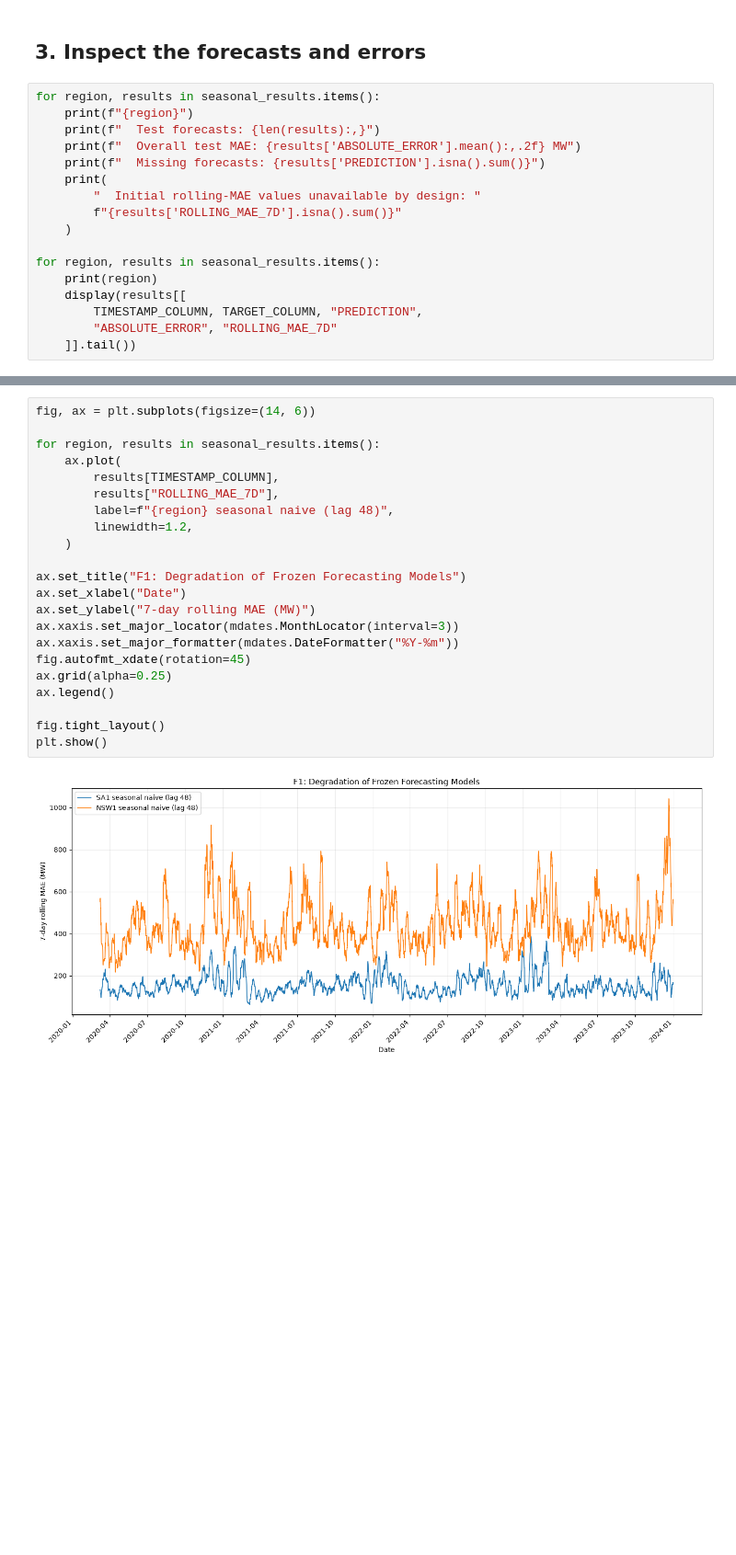
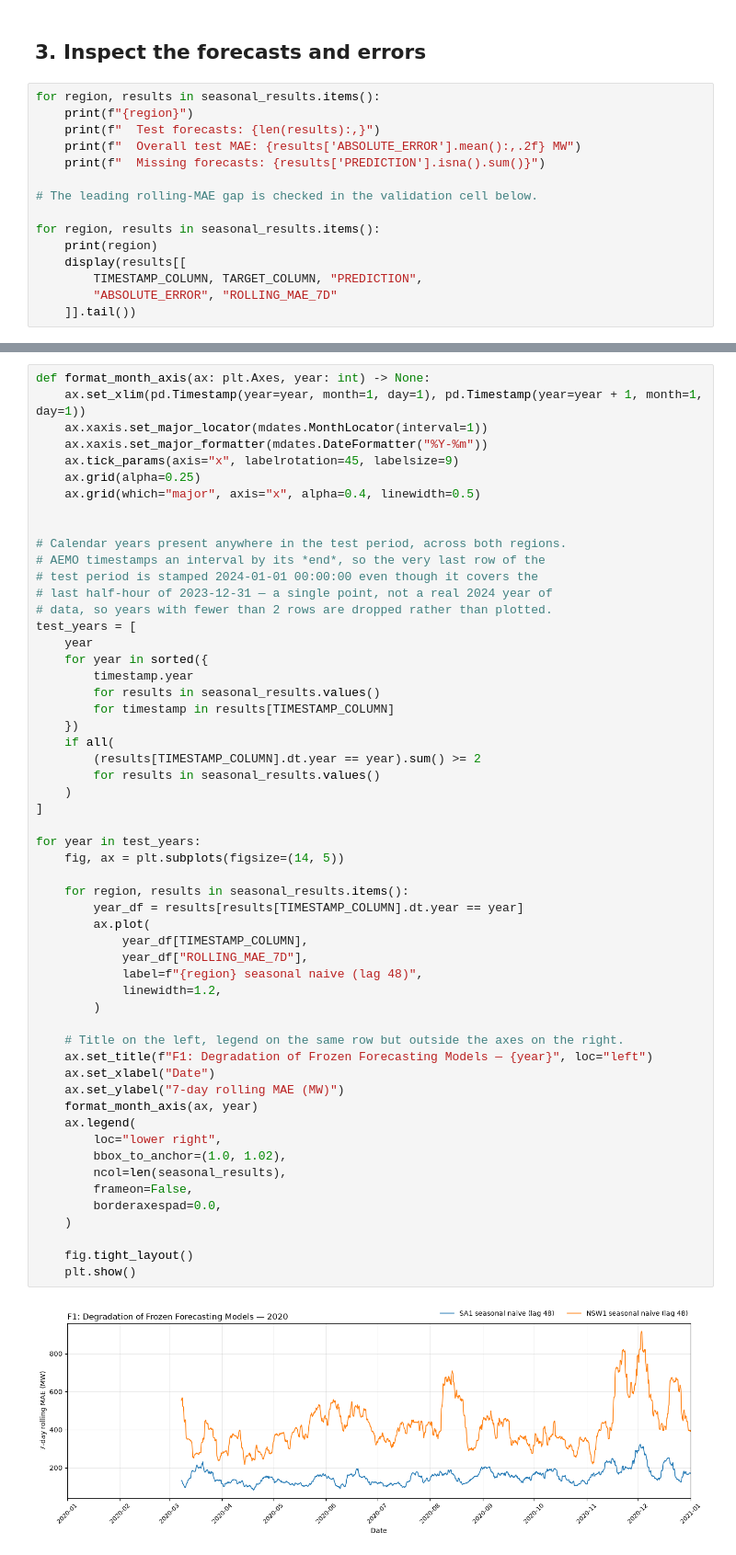
Before and after one commit to aintnoBaka7227/Detecting-and-Adapting-to-Concept-Drift-in-Time-Series-Forecasting, a Jupyter notebook: notebooks/exploration/seasonal_naive_baseline.ipynb, the cells around one changed output, grey strips where cells are left out. Shown at 92% size. Cells and saved outputs as stored; diff of their text form; blank space fills up the shorter version.

```diff
--- a/notebooks/exploration/seasonal_naive_baseline.ipynb
+++ b/notebooks/exploration/seasonal_naive_baseline.ipynb
@@ -141,10 +171,8 @@ for region, results in seasonal_results.items():
     print(f"  Test forecasts: {len(results):,}")
     print(f"  Overall test MAE: {results['ABSOLUTE_ERROR'].mean():,.2f} MW")
     print(f"  Missing forecasts: {results['PREDICTION'].isna().sum()}")
-    print(
-        "  Initial rolling-MAE values unavailable by design: "
-        f"{results['ROLLING_MAE_7D'].isna().sum()}"
-    )
+
+# The leading rolling-MAE gap is checked in the validation cell below.
 
 for region, results in seasonal_results.items():
     print(region)
@@ -184,24 +247,57 @@ The final F1 figure must place the classical and gradient-boosted rolling-MAE li
 # %%
-fig, ax = plt.subplots(figsize=(14, 6))
+def format_month_axis(ax: plt.Axes, year: int) -> None:
+    ax.set_xlim(pd.Timestamp(year=year, month=1, day=1), pd.Timestamp(year=year + 1, month=1, day=1))
+    ax.xaxis.set_major_locator(mdates.MonthLocator(interval=1))
+    ax.xaxis.set_major_formatter(mdates.DateFormatter("%Y-%m"))
+    ax.tick_params(axis="x", labelrotation=45, labelsize=9)
+    ax.grid(alpha=0.25)
+    ax.grid(which="major", axis="x", alpha=0.4, linewidth=0.5)
 
-for region, results in seasonal_results.items():
-    ax.plot(
-        results[TIMESTAMP_COLUMN],
-        results["ROLLING_MAE_7D"],
-        label=f"{region} seasonal naive (lag 48)",
-        linewidth=1.2,
+
+# Calendar years present anywhere in the test period, across both regions.
+# AEMO timestamps an interval by its *end*, so the very last row of the
+# test period is stamped 2024-01-01 00:00:00 even though it covers the
+# last half-hour of 2023-12-31 — a single point, not a real 2024 year of
+# data, so years with fewer than 2 rows are dropped rather than plotted.
+test_years = [
+    year
+    for year in sorted({
+        timestamp.year
+        for results in seasonal_results.values()
+        for timestamp in results[TIMESTAMP_COLUMN]
+    })
+    if all(
+        (results[TIMESTAMP_COLUMN].dt.year == year).sum() >= 2
+        for results in seasonal_results.values()
+    )
+]
+
+for year in test_years:
+    fig, ax = plt.subplots(figsize=(14, 5))
+
+    for region, results in seasonal_results.items():
+        year_df = results[results[TIMESTAMP_COLUMN].dt.year == year]
+        ax.plot(
+            year_df[TIMESTAMP_COLUMN],
+            year_df["ROLLING_MAE_7D"],
+            label=f"{region} seasonal naive (lag 48)",
+            linewidth=1.2,
+        )
+
+    # Title on the left, legend on the same row but outside the axes on the right.
+    ax.set_title(f"F1: Degradation of Frozen Forecasting Models — {year}", loc="left")
+    ax.set_xlabel("Date")
+    ax.set_ylabel("7-day rolling MAE (MW)")
+    format_month_axis(ax, year)
+    ax.legend(
+        loc="lower right",
+        bbox_to_anchor=(1.0, 1.02),
+        ncol=len(seasonal_results),
+        frameon=False,
+        borderaxespad=0.0,
     )
 
-ax.set_title("F1: Degradation of Frozen Forecasting Models")
-ax.set_xlabel("Date")
-ax.set_ylabel("7-day rolling MAE (MW)")
-ax.xaxis.set_major_locator(mdates.MonthLocator(interval=3))
-ax.xaxis.set_major_formatter(mdates.DateFormatter("%Y-%m"))
-fig.autofmt_xdate(rotation=45)
-ax.grid(alpha=0.25)
-ax.legend()
-
-fig.tight_layout()
-plt.show()
+    fig.tight_layout()
+    plt.show()
 # %% [output]
-[figure, old version]
+[figure, new version]
```
Also changed, not shown: parts of 14 cells of this notebook, 16 other files.
